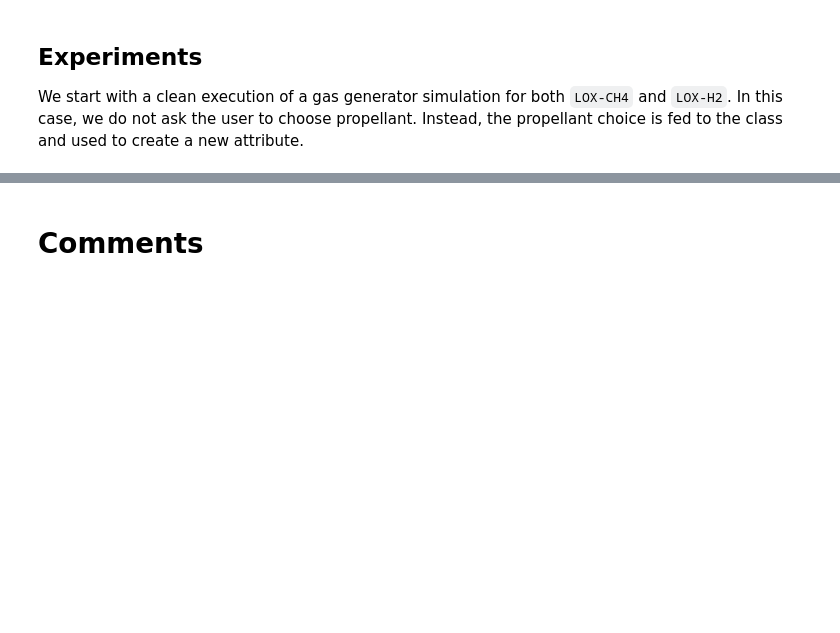
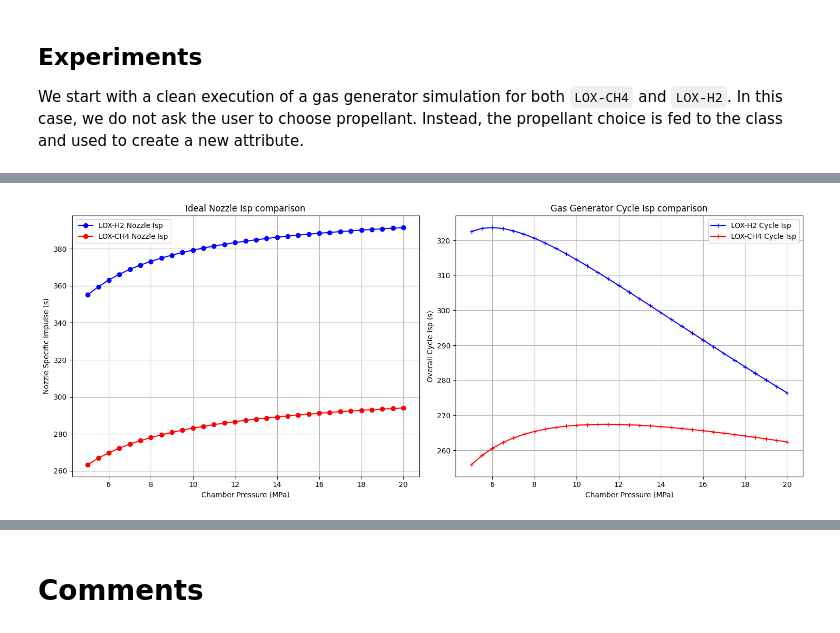
Before and after one commit to erskordi/ME538, a Jupyter notebook: ME538_Project.ipynb, the cells around one changed output, grey strips where cells are left out. Saved outputs shown, nothing was run; the diff lists cells and outputs as text; code cells hidden in the pictures; blank space fills up the shorter version.

```diff
--- a/ME538_Project.ipynb
+++ b/ME538_Project.ipynb
@@ -503,3 +547,57 @@ plt.savefig('propellant_isp_comparison.pdf', bbox_inches='tight', dpi=600)
+# %%
+fig, (ax1, ax2) = plt.subplots(1, 2, figsize=(15, 6))
+
+# Extract chamber pressure axis in MPa
+pc_mpa = config.Pc / 1e6
+
+# Re-calculate clean ideal nozzle sweeps
+hydrolox_nozzle_sweep = []
+methalox_nozzle_sweep = []
+
+for Pc in config.Pc:
+    # Find optimal ideal nozzle Isp under 4000 K for LOX-H2
+    h_best = -1
+    for of in config.of_ranges:
+        isp, T = gg_hydrolox.nozzle_isp(of, Pc)
+        if T <= config.Tc_max and isp > h_best:
+            h_best = isp
+    hydrolox_nozzle_sweep.append(h_best)
+
+    # Find optimal ideal nozzle Isp under 4000 K for LOX-CH4
+    m_best = -1
+    for of in config.of_ranges:
+        isp, T = gg_methalox.nozzle_isp(of, Pc)
+        if T <= config.Tc_max and isp > m_best:
+            m_best = isp
+    methalox_nozzle_sweep.append(m_best)
+
+# Re-calculate clean cycle sweeps (applying the pump penalty to the correct ideal nozzle sweeps)
+hydrolox_cycle_sweep = [isp * (1 - gg_hydrolox.gg_fraction(gg_hydrolox.of_list[i], Pc)) for i, (Pc, isp) in enumerate(zip(config.Pc, hydrolox_nozzle_sweep))]
+methalox_cycle_sweep = [isp * (1 - gg_methalox.gg_fraction(gg_methalox.of_list[i], Pc)) for i, (Pc, isp) in enumerate(zip(config.Pc, methalox_nozzle_sweep))]
+
+# Left Plot: Ideal Nozzle Isp
+ax1.plot(pc_mpa, hydrolox_nozzle_sweep, 'b-', marker='o', label='LOX-H2 Nozzle Isp')
+ax1.plot(pc_mpa, methalox_nozzle_sweep, 'r-', marker='o', label='LOX-CH4 Nozzle Isp')
+ax1.set_xlabel('Chamber Pressure (MPa)')
+ax1.set_ylabel('Nozzle Specific Impulse (s)')
+ax1.set_title('Ideal Nozzle Isp comparison')
+ax1.grid(True)
+ax1.legend()
+
+# Right Plot: Cycle Isp
+ax2.plot(pc_mpa, hydrolox_cycle_sweep, 'b-', marker='+', label='LOX-H2 Cycle Isp')
+ax2.plot(pc_mpa, methalox_cycle_sweep, 'r-', marker='+', label='LOX-CH4 Cycle Isp')
+ax2.set_xlabel('Chamber Pressure (MPa)')
+ax2.set_ylabel('Overall Cycle Isp (s)')
+ax2.set_title('Gas Generator Cycle Isp comparison')
+ax2.grid(True)
+ax2.legend()
+
+plt.tight_layout()
+plt.savefig('propellant_isp_comparison.pdf', bbox_inches='tight', dpi=600)
+plt.show()
+# %% [output]
+[figure, added]
 # %%
 import pandas as pd
 import numpy as np
```
Also changed, not shown: parts of 7 cells of this notebook.
